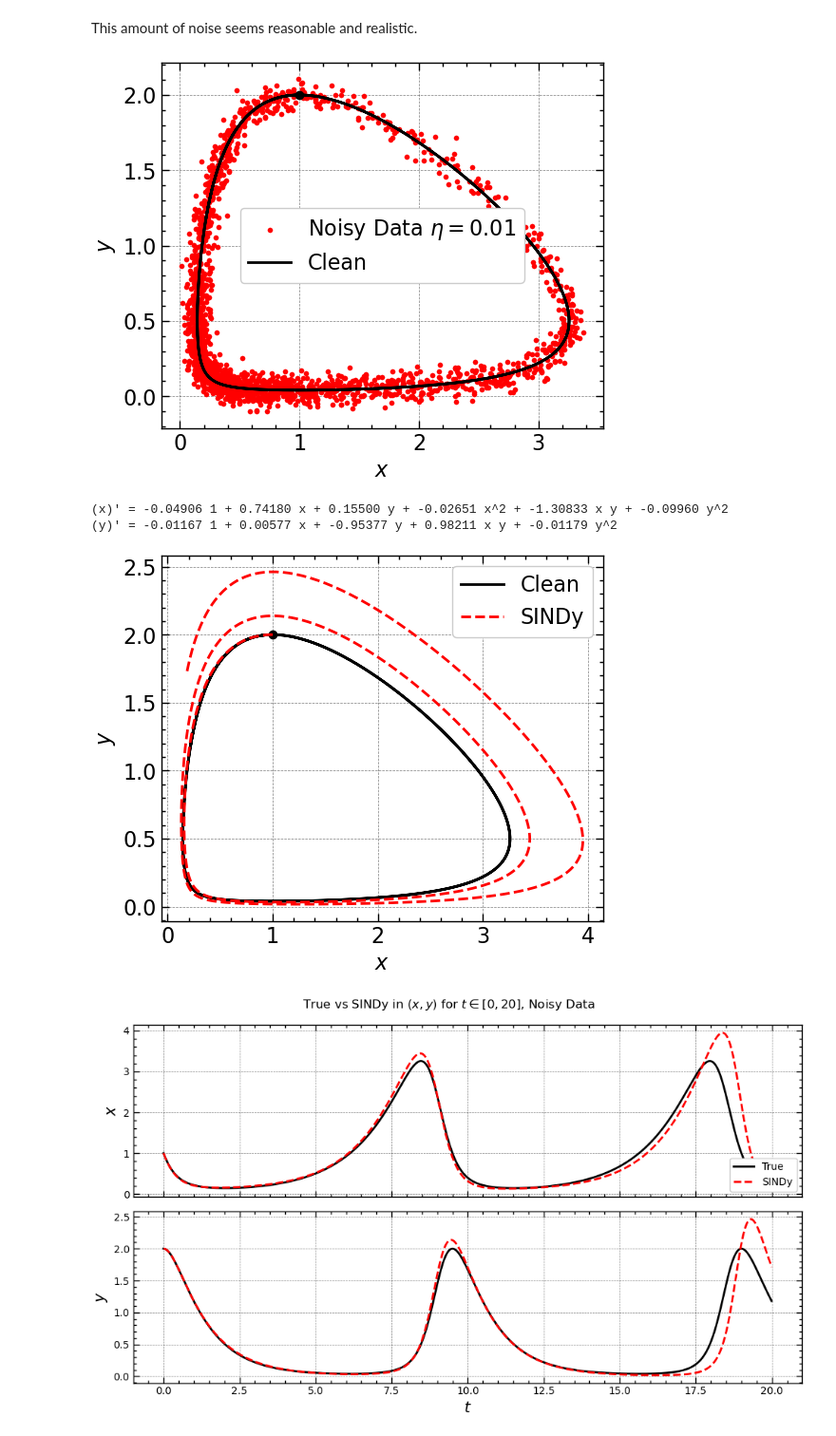
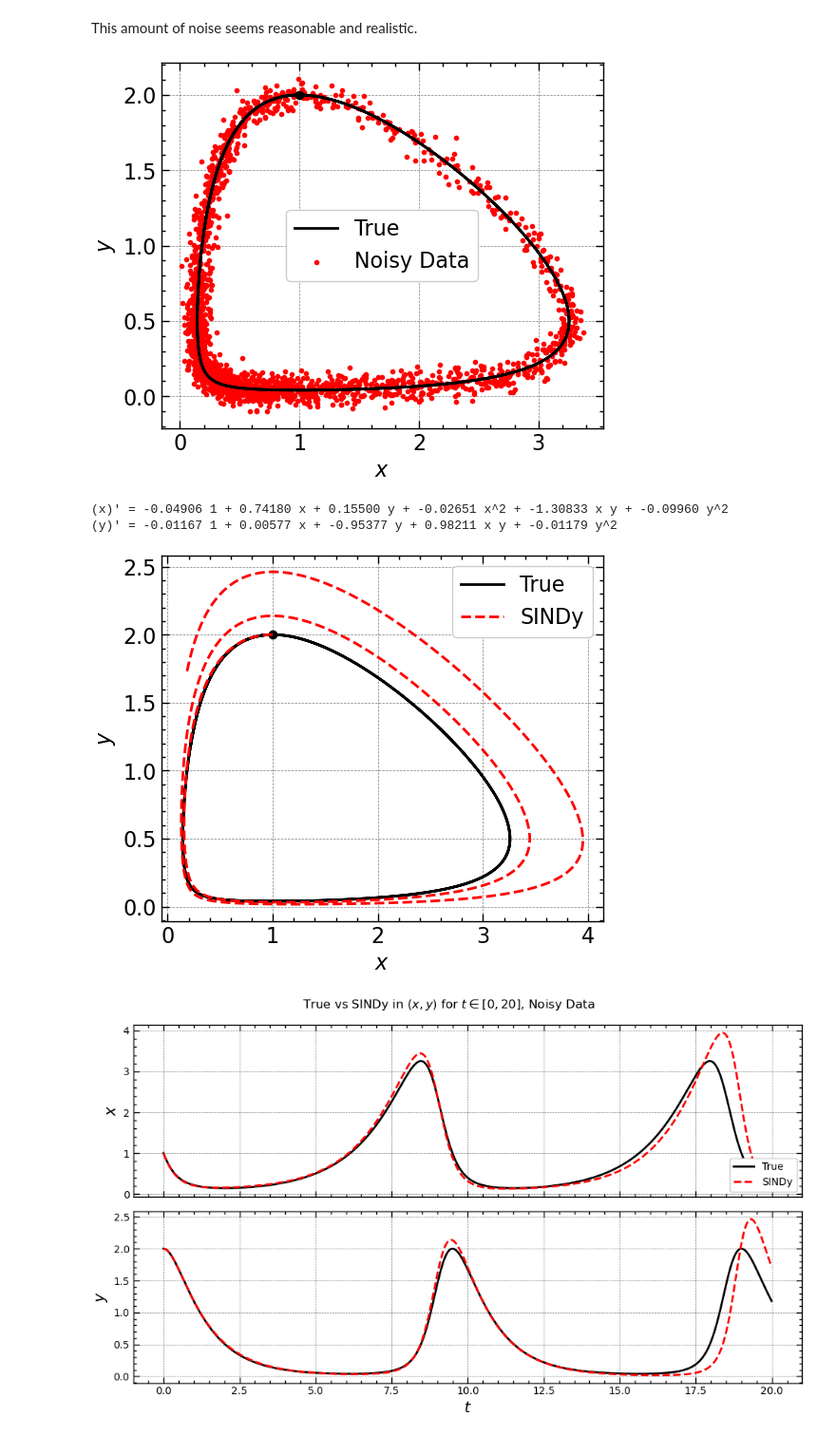
Before and after one commit to sandromikautadze/sindy-thesis, a Jupyter notebook: lotka-volterra.ipynb, the cells around one changed output. Shown at 95% size. Cells and saved outputs as stored; diff of their text form; code cells hidden in the pictures.

Commit message:
fix plots

```diff
--- a/lotka-volterra.ipynb
+++ b/lotka-volterra.ipynb
@@ -133,16 +133,16 @@ x_noise = x_train_noise[:, 0]
 y_noise = x_train_noise[:, 1]
 # %%
 plt.figure(figsize=(6, 5))
-plt.scatter(x_noise, y_noise, c = "r", s = 15, linewidths= 0.1, label = "Noisy Data $\eta=0.01$")
-plt.plot(x, y, "k", label = "Clean")
+plt.plot(x, y, "k", label = "True")
+plt.scatter(x_noise, y_noise, c = "r", s = 15, linewidths= 0.1, label = "Noisy Data")
 plt.scatter(x0[0], x0[1], c = "k")
 plt.xlabel("$x$")
 plt.ylabel("$y$")
 plt.legend()
 # plt.title("Phase Plot, Initial Condition $(1,2)$")
 plt.show()
 # %% [output]
-[figure, old version]
+[figure, new version]
 # %%
 opt = ps.SR3(threshold=0.01)
 lib = ps.PolynomialLibrary(degree=2)
@@ -161,7 +161,7 @@ x_noise_sim = x_train_noise_sim[:, 0]
 y_noise_sim = x_train_noise_sim[:, 1]
 # %%
 plt.figure(figsize=(6, 5))
-plt.plot(x, y, "k", label = "Clean")
+plt.plot(x, y, "k", label = "True")
 plt.plot(x_noise_sim, y_noise_sim, "r--", label = "SINDy")
 plt.scatter(x0[0], x0[1], c = "k")
 plt.xlabel("$x$")
@@ -170,7 +170,7 @@ plt.legend()
 # plt.title("Phase Plot with initial condition $(1,2)$")
 plt.show()
 # %% [output]
-[figure, old version]
+[figure, new version]
 # %%
 plot_xyz(x_noise_sim, y_noise_sim, x, y, title= "Noisy Data")
 # %% [output]
```
Also changed, not shown: parts of 1 cell of this notebook.
